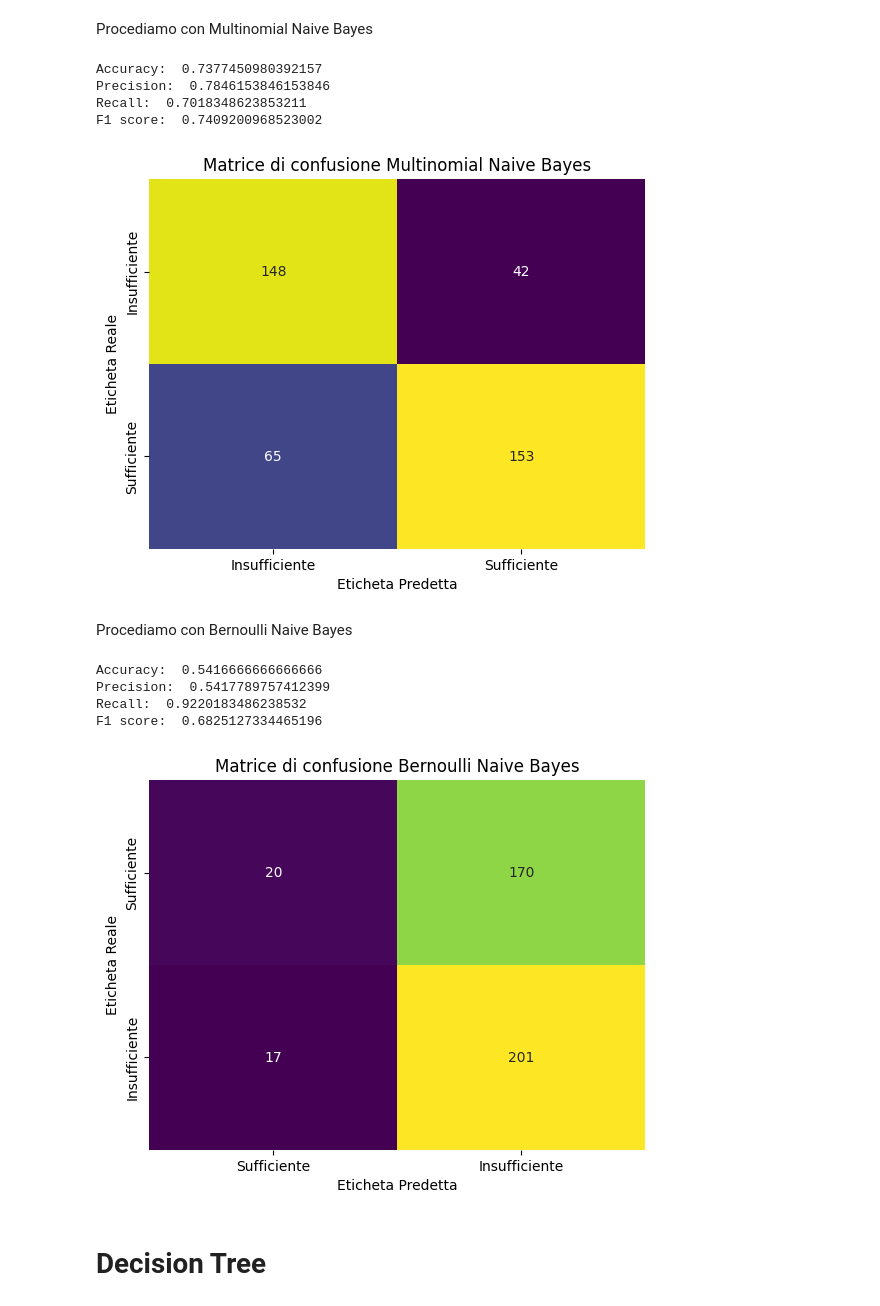
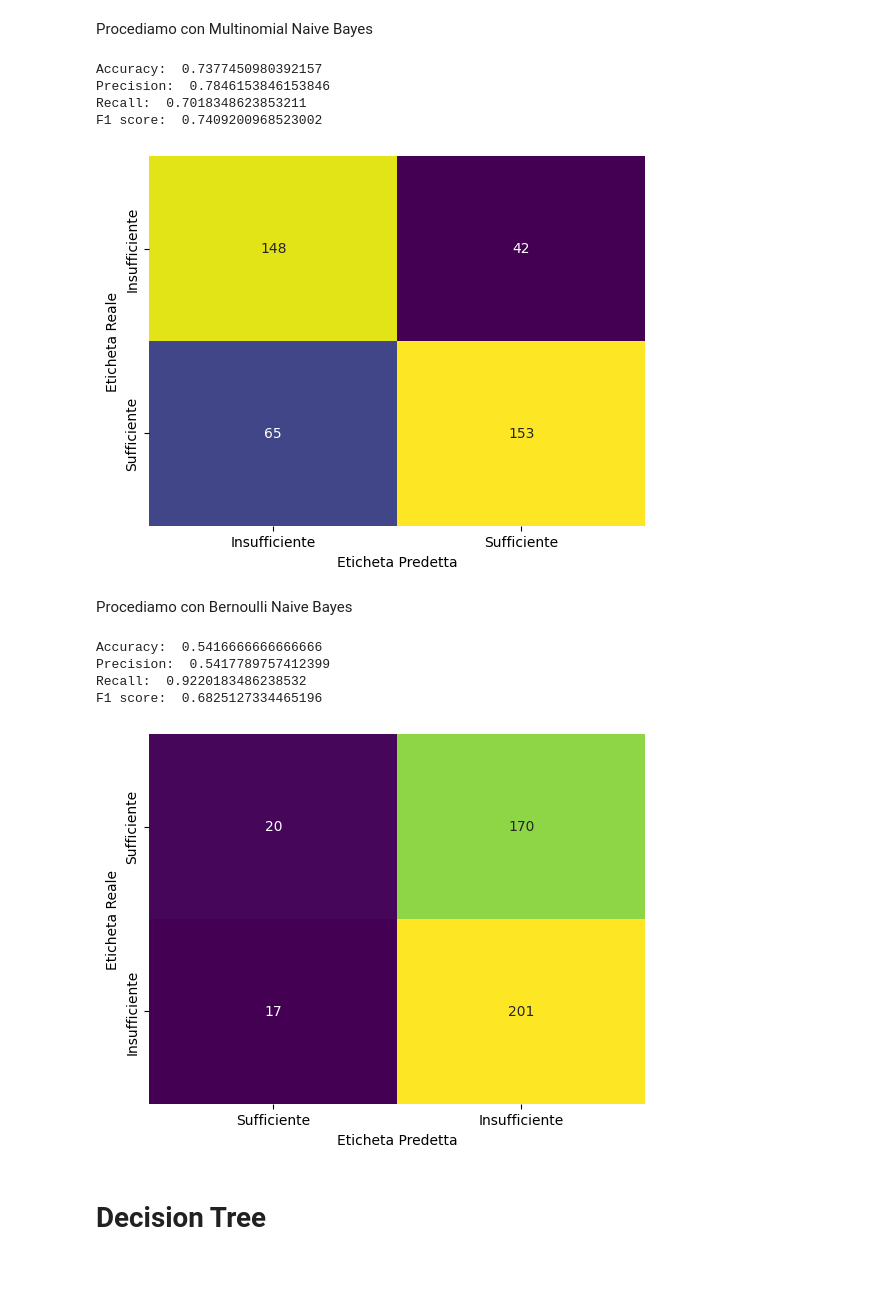
Before and after one commit to bafiuss/Sapore-DiVino, a Jupyter notebook: Sapore_DiVino-CODICE.ipynb, the cells around one changed output. Saved outputs shown, nothing was run; the diff lists cells and outputs as text; code cells hidden in the pictures; blank space fills up the shorter version.

```diff
--- a/Sapore_DiVino-CODICE.ipynb
+++ b/Sapore_DiVino-CODICE.ipynb
@@ -355,30 +355,30 @@ Procediamo con Multinomial Naive Bayes
 # %%
 mnb.fit(X_train_rus, y_train_rus)
 y_pred_2 = mnb.predict(X_test)
 
 accuracyMNB = accuracy_score(Y_test,y_pred_2)
 precisionMNB = precision_score(Y_test,y_pred_2)
 recallMNB = recall_score(Y_test,y_pred_2)
 f1_scoreMNB = f1_score(Y_test, y_pred_2)
 print('Accuracy: ' , accuracyMNB)
 print('Precision: ' , precisionMNB)
 print('Recall: ' , recallMNB)
 print('F1 score: ', f1_scoreMNB)
 
 
-labels=['Insufficiente', 'Sufficiente']
+labels=['Sufficiente', 'Insufficiente']
 confusion_matrix_result = confusion_matrix(Y_test,y_pred_2)
 sns.heatmap(confusion_matrix_result, annot=True, fmt='d', cmap='viridis', xticklabels=labels, yticklabels=labels,cbar=False)
-plt.title('Matrice di confusione Multinomial Naive Bayes')
+#plt.title('Matrice di confusione Multinomial Naive Bayes')
 plt.xlabel('Eticheta Predetta')
 plt.ylabel('Eticheta Reale')
 plt.show()
 # %% [output]
 Accuracy:  0.7377450980392157
 Precision:  0.7846153846153846
 Recall:  0.7018348623853211
 F1 score:  0.7409200968523002
-[figure, old version]
+[figure, new version]
 # %% [markdown]
 Procediamo con Bernoulli Naive Bayes
 # %%
@@ -398,7 +398,7 @@ print('F1 score: ', f1_scoreBNB)
 labels=['Sufficiente', 'Insufficiente']
 confusion_matrix_result = confusion_matrix(Y_test,y_pred_3)
 sns.heatmap(confusion_matrix_result, annot=True, fmt='d', cmap='viridis', xticklabels=labels, yticklabels=labels,cbar=False)
-plt.title('Matrice di confusione Bernoulli Naive Bayes')
+#plt.title('Matrice di confusione Bernoulli Naive Bayes')
 plt.xlabel('Eticheta Predetta')
 plt.ylabel('Eticheta Reale')
 plt.show()
@@ -407,7 +407,7 @@ Accuracy:  0.5416666666666666
 Precision:  0.5417789757412399
 Recall:  0.9220183486238532
 F1 score:  0.6825127334465196
-[figure, old version]
+[figure, new version]
 # %% [markdown]
 # Decision Tree
 # %% [markdown]
```
Also changed, not shown: parts of 2 cells of this notebook.
